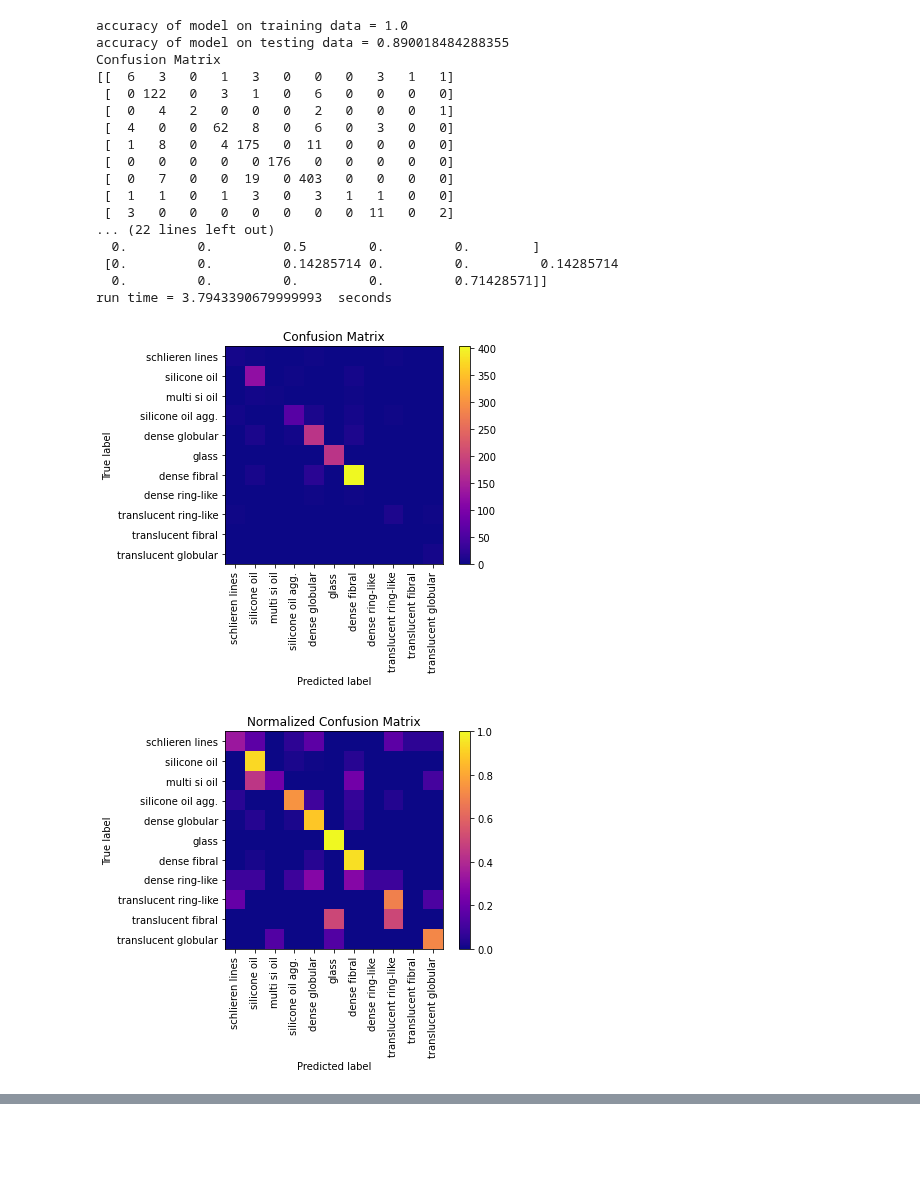
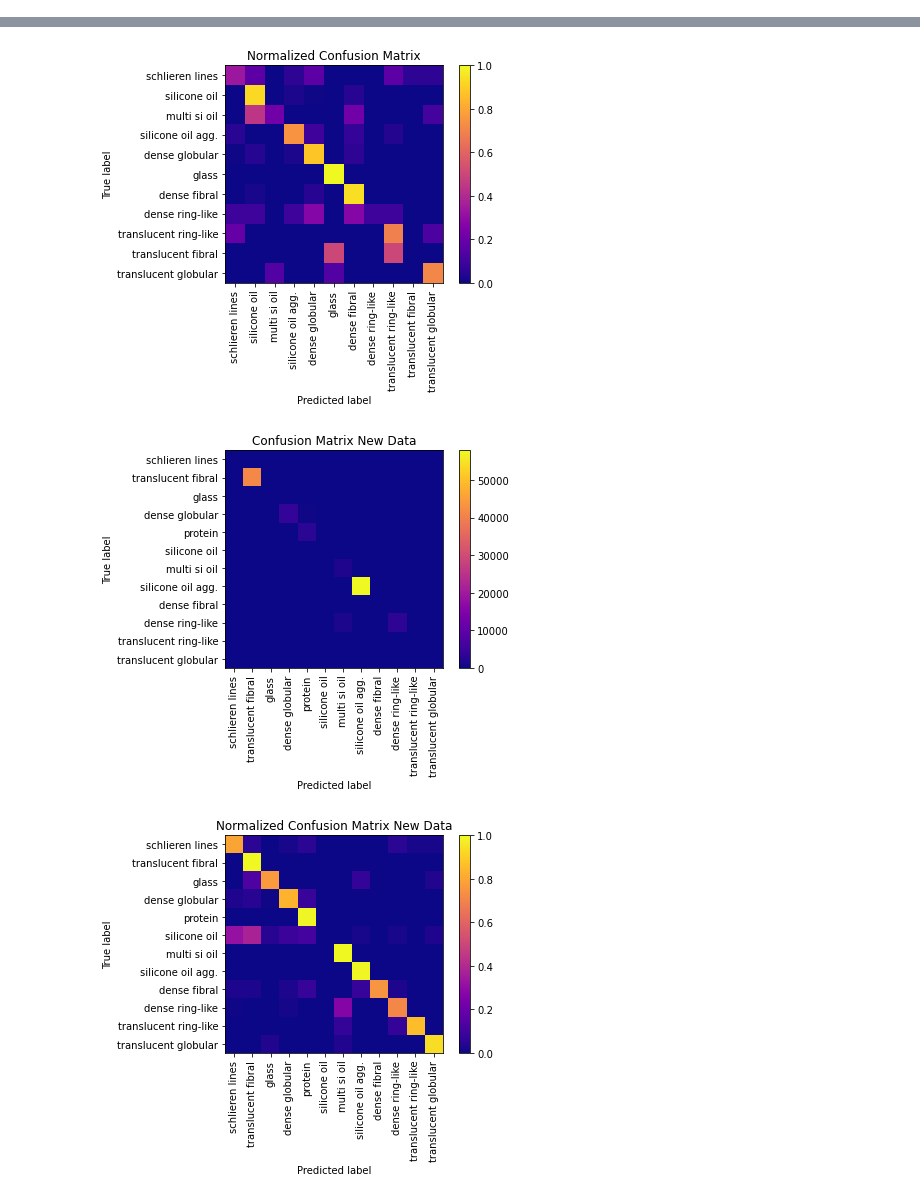
Before and after one commit to Scottholman33/KBI, a Jupyter notebook: Random_Forest_function.ipynb, the cells around one changed output, grey strips where cells are left out. Saved outputs shown, nothing was run; the diff lists cells and outputs as text; code cells hidden in the pictures; blank space fills up the shorter version.

Commit message:
Updated function to test on additional data

```diff
--- a/Random_Forest_function.ipynb
+++ b/Random_Forest_function.ipynb
@@ -231,28 +168,0 @@ run time = 2.42034336100005  seconds
-# %%
-from timeit import default_timer as timer
-start = timer()
-
-random_forest_model(df_h, feat_to_drop, 0.3, 0.05)
-
-end = timer()
-print("run time =",end - start," seconds")
-# %% [output]
-accuracy of model on training data = 1.0
-accuracy of model on testing data = 0.890018484288355
-Confusion Matrix
-[[  6   3   0   1   3   0   0   0   3   1   1]
- [  0 122   0   3   1   0   6   0   0   0   0]
- [  0   4   2   0   0   0   2   0   0   0   1]
- [  4   0   0  62   8   0   6   0   3   0   0]
- [  1   8   0   4 175   0  11   0   0   0   0]
- [  0   0   0   0   0 176   0   0   0   0   0]
- [  0   7   0   0  19   0 403   0   0   0   0]
- [  1   1   0   1   3   0   3   1   1   0   0]
- [  3   0   0   0   0   0   0   0  11   0   2]
-... (22 lines left out)
-  0.         0.         0.5        0.         0.        ]
- [0.         0.         0.14285714 0.         0.         0.14285714
-  0.         0.         0.         0.         0.71428571]]
-run time = 3.7943390679999993  seconds
-[figure, removed]
-[figure, removed]
@@ -260,0 +169,25 @@ run time = 3.7943390679999993  seconds
+# %%
+from timeit import default_timer as timer
+start = timer()
+
+#-------------------------------------------------------------------------------------------------------------
+
+df_h = pd.read_csv('categorized_particles_101.csv') #data categorized by humans, model trained on this
+df_h.type.values.reshape(-1, 1).shape
+
+feat_to_drop = ['type','step','experiment','particle_id','ml_type_proba'] #features dropped from human categorized, has extra ml_type_proba feature
+
+#-------------------------------------------------------------------------------------------------------------
+
+df = pd.read_csv('categorized_particles.csv') #data categorized by other ML model, new data to test model on
+df.type.values.reshape(-1, 1).shape
+
+test_feat_drop = ['type','step','experiment','particle_id'] #features dropped from ML categorized
+
+#-------------------------------------------------------------------------------------------------------------
+
+random_forest_model(df_h, feat_to_drop, 0.3, 0.05, df, test_feat_drop)
+
+end = timer()
+print("run time =",end - start," seconds")
+# %% [output]
@@ -260,0 +212,3 @@ run time = 3.7943390679999993  seconds
+[figure, added]
+[figure, added]
+[figure, added]
```
Also changed, not shown: parts of 9 cells of this notebook.
